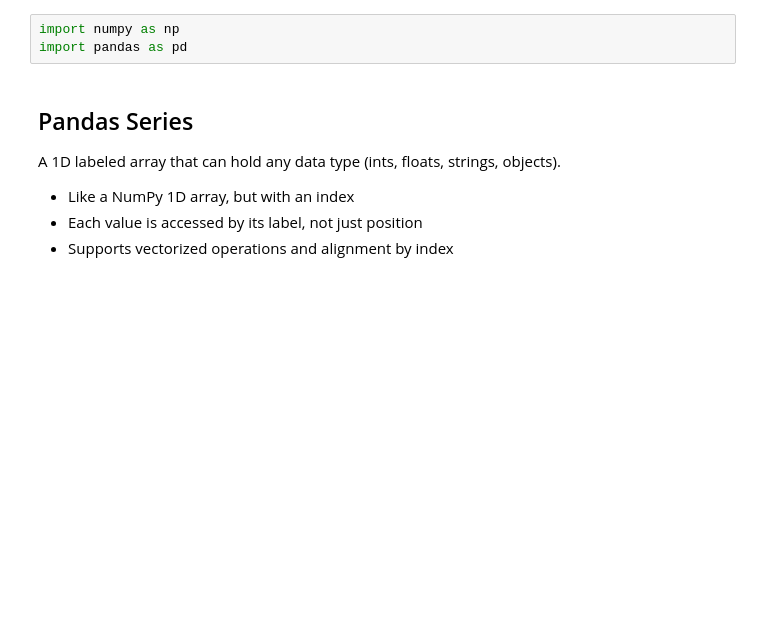
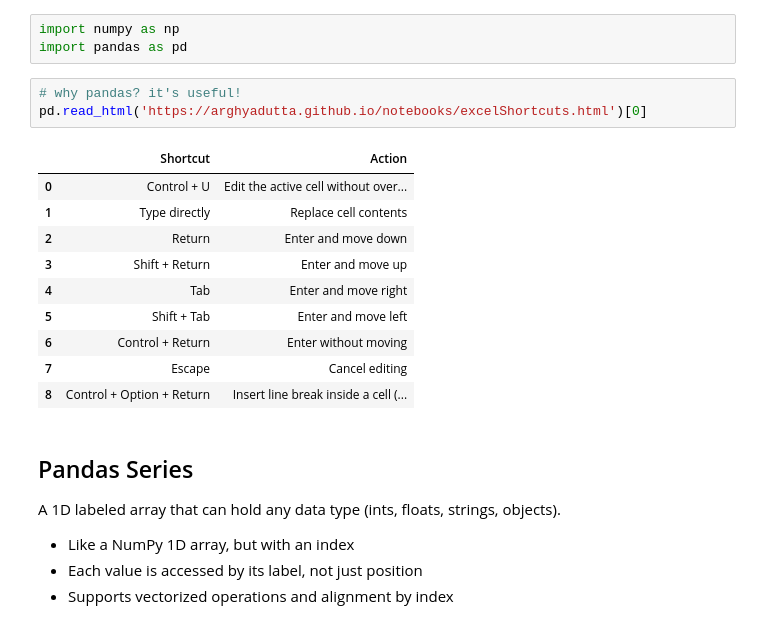
Before and after one commit to arghyadutta/intro-python-r, a Jupyter notebook: 8-pandas-intro.ipynb, the cells around one changed output. Drawn from its saved outputs; the diff is of its cells as text; blank space fills up the shorter version.

```diff
--- a/8-pandas-intro.ipynb
+++ b/8-pandas-intro.ipynb
@@ -12,6 +12,20 @@ Think of a DataFrame as a NumPy array with labels, or an Excel sheet, allowing y
 # %%
 import numpy as np
 import pandas as pd
+# %%
+# why pandas? it's useful!
+pd.read_html('https://arghyadutta.github.io/notebooks/excelShortcuts.html')[0]
+# %% [output]
+|  | Shortcut | Action |
+| 0 | Control + U | Edit the active cell without over... |
+| 1 | Type directly | Replace cell contents |
+| 2 | Return | Enter and move down |
+| 3 | Shift + Return | Enter and move up |
+| 4 | Tab | Enter and move right |
+| 5 | Shift + Tab | Enter and move left |
+| 6 | Control + Return | Enter without moving |
+| 7 | Escape | Cancel editing |
+| 8 | Control + Option + Return | Insert line break inside a cell (... |
 # %% [markdown]
 ## Pandas Series
 
```
Also changed, not shown: parts of 7 cells of this notebook, 5 other files.
